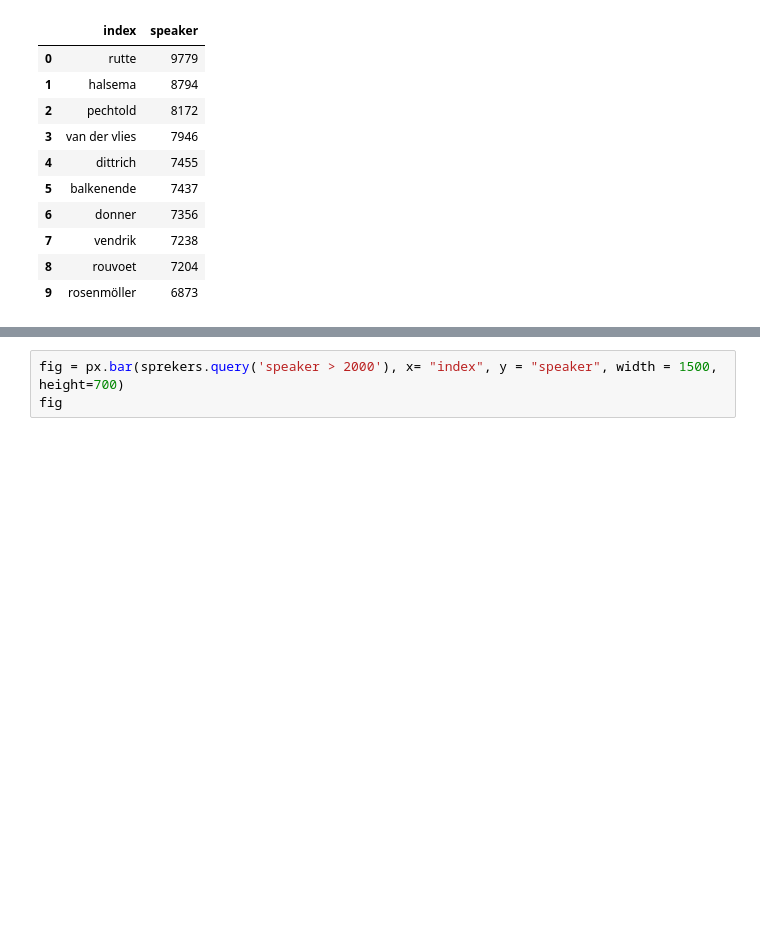
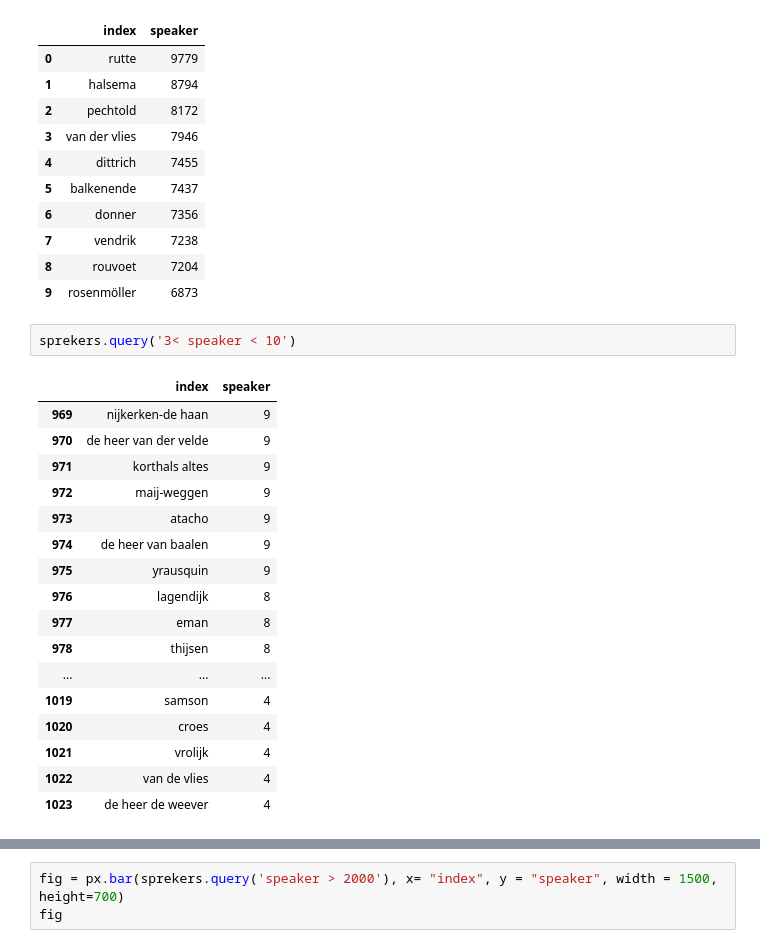
Before and after one commit to longhowlam/kamer_debatten, a Jupyter notebook: tweede_kamer_metadata_analyse.ipynb, the cells around one changed output, grey strips where cells are left out. Drawn from its saved outputs; the diff is of its cells as text; blank space fills up the shorter version.

```diff
--- a/tweede_kamer_metadata_analyse.ipynb
+++ b/tweede_kamer_metadata_analyse.ipynb
@@ -99,3 +99,23 @@ sprekers.head(10)
 | 7 | vendrik | 7238 |
 | 8 | rouvoet | 7204 |
 | 9 | rosenmöller | 6873 |
+# %%
+sprekers.query('3< speaker < 10')
+# %% [output]
+|  | index | speaker |
+| 969 | nijkerken-de haan | 9 |
+| 970 | de heer van der velde | 9 |
+| 971 | korthals altes | 9 |
+| 972 | maij-weggen | 9 |
+| 973 | atacho | 9 |
+| 974 | de heer van baalen | 9 |
+| 975 | yrausquin | 9 |
+| 976 | lagendijk | 8 |
+| 977 | eman | 8 |
+| 978 | thijsen | 8 |
+| ... | ... | ... |
+| 1019 | samson | 4 |
+| 1020 | croes | 4 |
+| 1021 | vrolijk | 4 |
+| 1022 | van de vlies | 4 |
+| 1023 | de heer de weever | 4 |
```
Also changed, not shown: parts of 10 cells of this notebook, 3 other files.
